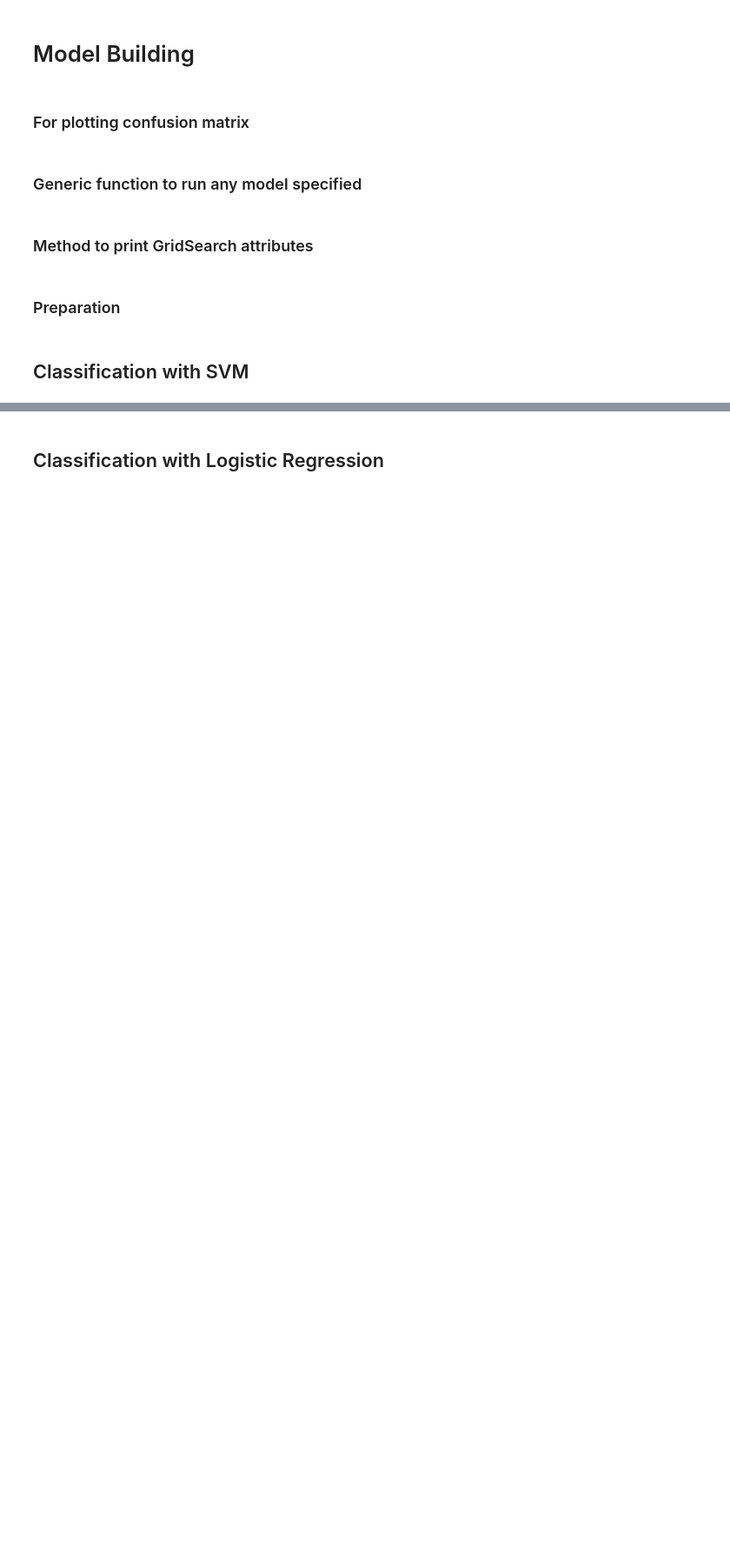
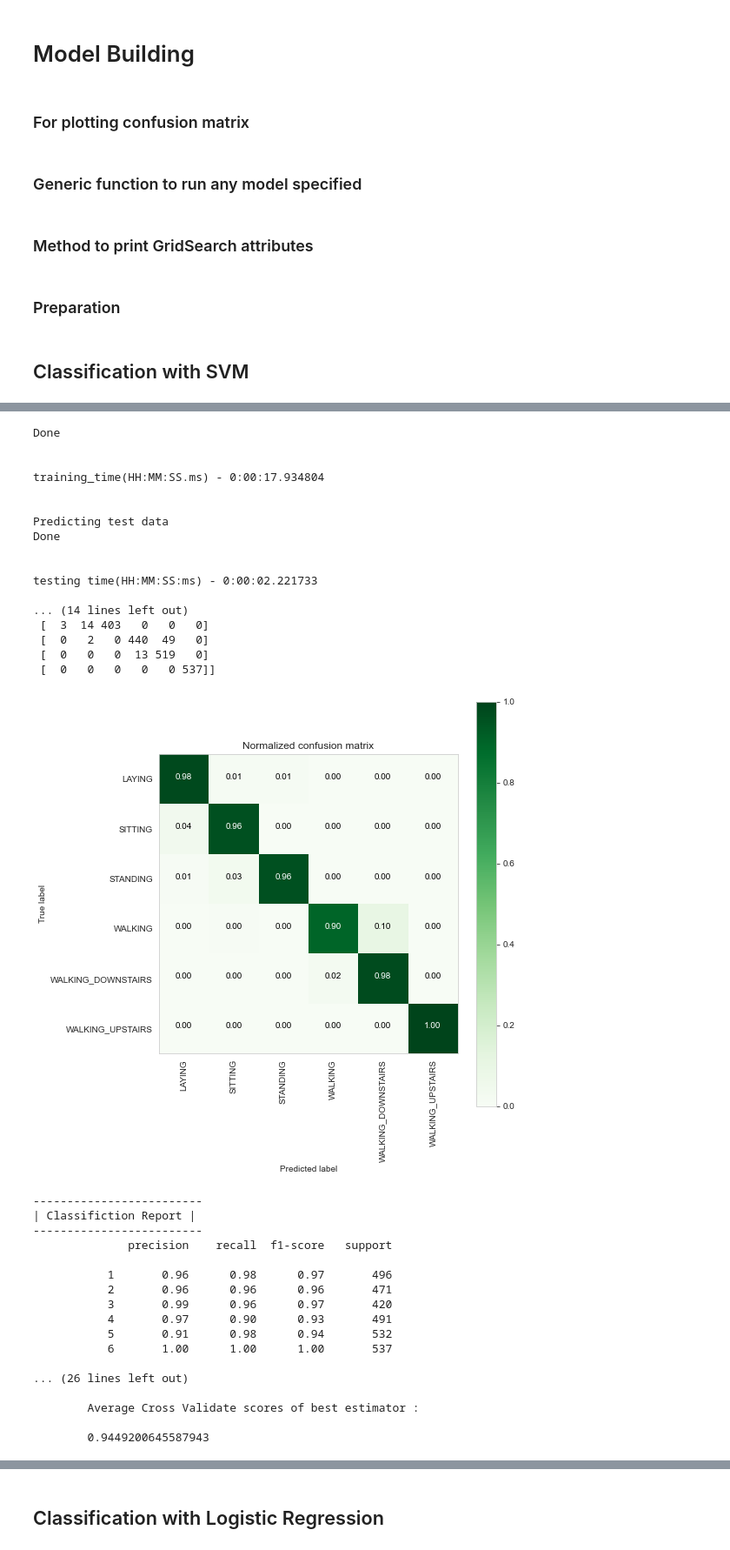
Before and after one commit to lohQ/hac-notebook, a Jupyter notebook: QY_Notebook.ipynb, the cells around one changed output, grey strips where cells are left out. Shown at 87% size. Saved outputs shown, nothing was run; the diff lists cells and outputs as text; code cells hidden in the pictures; blank space fills up the shorter version.

```diff
--- a/QY_Notebook.ipynb
+++ b/QY_Notebook.ipynb
@@ -599,0 +810,8 @@ testing time(HH:MM:SS:ms) - 0:00:00.867904
+# %%
+parameters = {'tol':[0.005, 0.001, 0.0005]}
+svc = SVC(kernel='poly', C=10)
+svc_grid = GridSearchCV(svc, param_grid=parameters, n_jobs=8, verbose=1)
+svc_grid_results = perform_model(svc_grid, X_train_dropped, y_train, X_test_dropped, y_test, class_labels=labels)
+
+print_grid_search_attributes(svc_grid_results['model'])
+# %% [output]
@@ -599,0 +822,35 @@ testing time(HH:MM:SS:ms) - 0:00:00.867904
+Done
+
+
+training_time(HH:MM:SS.ms) - 0:00:17.934804
+
+
+Predicting test data
+Done
+
+
+testing time(HH:MM:SS:ms) - 0:00:02.221733
+
+... (14 lines left out)
+ [  3  14 403   0   0   0]
+ [  0   2   0 440  49   0]
+ [  0   0   0  13 519   0]
+ [  0   0   0   0   0 537]]
+[figure, added]
+-------------------------
+| Classifiction Report |
+-------------------------
+              precision    recall  f1-score   support
+
+           1       0.96      0.98      0.97       496
+           2       0.96      0.96      0.96       471
+           3       0.99      0.96      0.97       420
+           4       0.97      0.90      0.93       491
+           5       0.91      0.98      0.94       532
+           6       1.00      1.00      1.00       537
+
+... (26 lines left out)
+
+        Average Cross Validate scores of best estimator :
+
+        0.9449200645587943
```
Also changed, not shown: parts of 56 cells of this notebook.
